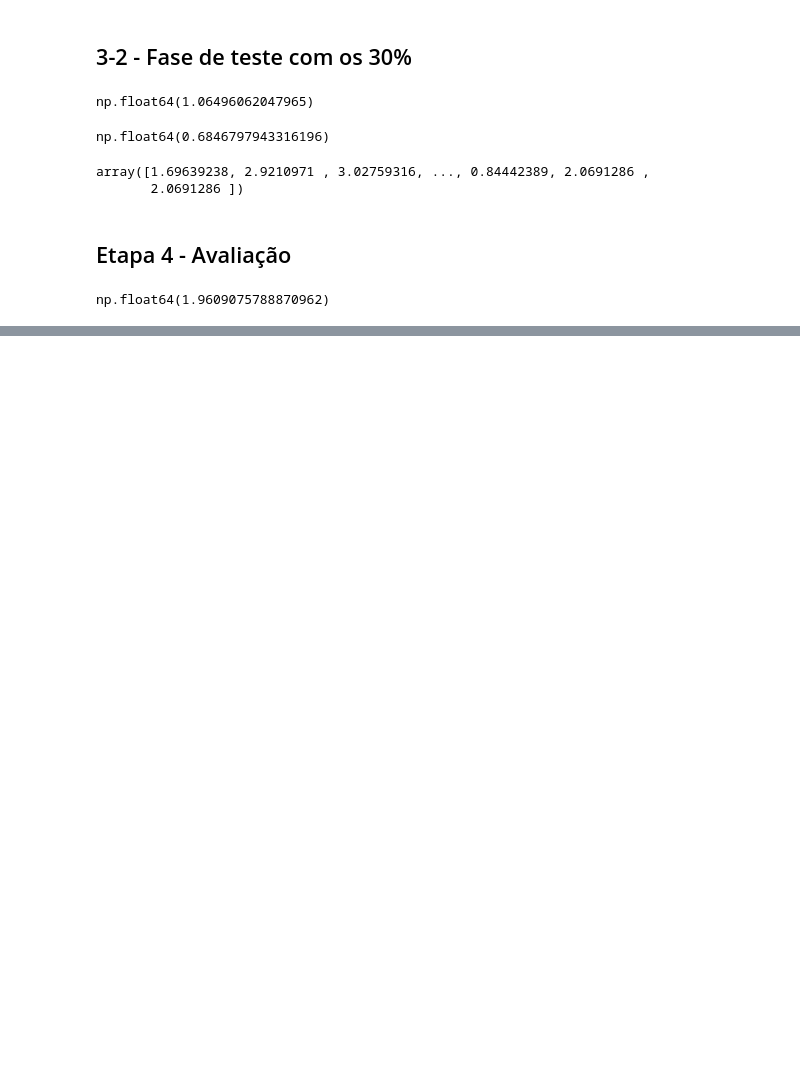
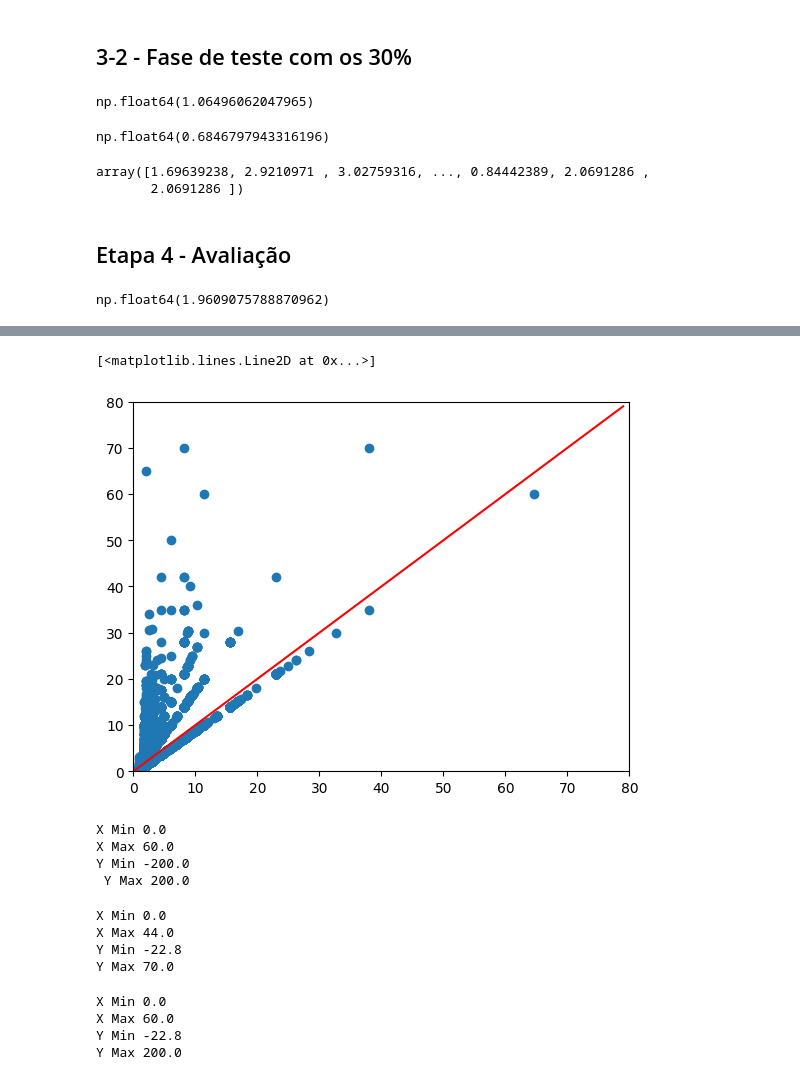
Before and after one commit to mauriciobenjamin700/8-periodo, a Jupyter notebook: sistemas-inteligentes/class/2024-10-23/test1.ipynb, the cells around one changed output, grey strips where cells are left out. Cells and saved outputs as stored; diff of their text form; code cells hidden in the pictures; blank space fills up the shorter version.

```diff
--- a/sistemas-inteligentes/class/2024-10-23/test1.ipynb
+++ b/sistemas-inteligentes/class/2024-10-23/test1.ipynb
@@ -201,8 +233,8 @@ beta_zero_test
 # %% [output]
 np.float64(0.6846797943316196)
 # %%
-result_test = beta_zero_test + beta_one_test * x_test
-result_test
+pred_test = beta_zero_test + beta_one_test * x_test
+pred_test
 # %% [output]
 array([1.69639238, 2.9210971 , 3.02759316, ..., 0.84442389, 2.0691286 ,
        2.0691286 ])
@@ -234,0 +293,29 @@ np.float64(1.9609075788870962)
+# %%
+plt.scatter(pred_test, y_test)
+plt.xlim([0,80])
+plt.ylim([0,80])
+plt.plot(range(0,80), range(0,80), "-r")
+# %% [output]
+[<matplotlib.lines.Line2D at 0x...>]
+[figure, added]
+# %%
+print(f"X Min {min(x)}\nX Max {max(x)}\nY Min {min(y)}\n Y Max {max(y)}\n")
+# %% [output]
+X Min 0.0
+X Max 60.0
+Y Min -200.0
+ Y Max 200.0
+# %%
+print(f"X Min {min(x_train)}\nX Max {max(x_train)}\nY Min {min(y_test)}\nY Max {max(y_test)}\n")
+# %% [output]
+X Min 0.0
+X Max 44.0
+Y Min -22.8
+Y Max 70.0
+# %%
+print(f"X Min {min(x_test)}\nX Max {max(x_test)}\nY Min {min(y_test)}\nY Max {max(y)}")
+# %% [output]
+X Min 0.0
+X Max 60.0
+Y Min -22.8
+Y Max 200.0
```
Also changed, not shown: parts of 17 cells of this notebook.
